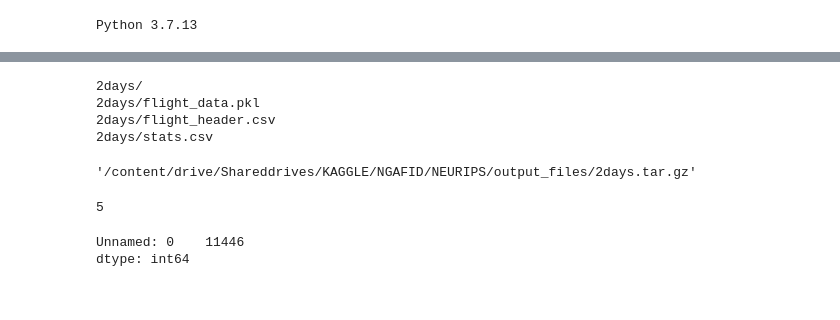
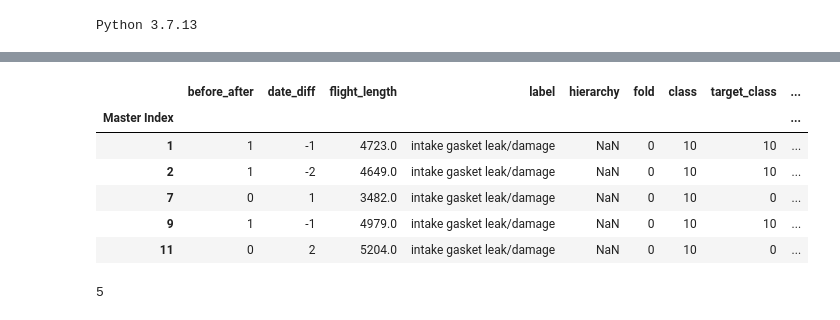
Before and after one commit to hyang0129/NGAFIDDATASET, a Jupyter notebook: NGAFID_DATASET_MINIROCKET_EXAMPLE.ipynb, the cells around one changed output, grey strips where cells are left out. Drawn from its saved outputs; the diff is of its cells as text; code cells hidden in the pictures.

```diff
--- a/NGAFID_DATASET_MINIROCKET_EXAMPLE.ipynb
+++ b/NGAFID_DATASET_MINIROCKET_EXAMPLE.ipynb
@@ -44,7 +37,7 @@ import pandas as pd
 # %%
 
 dm = NGAFID_Dataset_Manager('2days')
-df = pd.read_csv('/content/2days/flight_header.csv')
+df = pd.read_csv('/content/2days/flight_header.csv', index_col = 'Master Index')
 
 dm.data_dict =  dm.construct_data_dictionary(numpy=True)
 # %% [output]
@@ -55,20 +44,0 @@ To: /content/2days.tar.gz
-# %%
-flight_header_df = pd.read_csv('/content/2days/flight_header.csv')
-
-
-fix_label = pd.DataFrame(list(flight_header_df.groupby(['cluster', 'label']).count().index), columns = ['cluster', 'label2'])
-fix_hier = pd.DataFrame(list(flight_header_df.groupby(['cluster', 'hierarchy']).count().index), columns = ['cluster', 'hiearchy2'])
-
-
-flight_header_df = flight_header_df.merge(fix_label, on = 'cluster', how = 'left')
-
-
-flight_header_df = flight_header_df.merge(fix_hier, on = 'cluster', how = 'left')
-flight_header_df['label'] = flight_header_df['label2']
-flight_header_df['hiearchy'] = flight_header_df['hiearchy2']
-
-flight_header_df.loc[flight_header_df.cluster == 'c_30', 'label'] = 'magneto failure'
-
-df = flight_header_df
-
-# len(flight_header_df)
@@ -91,16 +45,13 @@ flight_header_df.iloc[:, 2:-3]
-# %%
-import shutil
-
-flight_header_df.iloc[:, 1:-3].to_csv('/content/2days/flight_header.csv')
-
-!tar -czvf 2days.tar.gz 2days
-shutil.copy('2days.tar.gz', '/content/drive/Shareddrives/KAGGLE/NGAFID/NEURIPS/output_files/2days.tar.gz')
-# %% [output]
-2days/
-2days/flight_data.pkl
-2days/flight_header.csv
-2days/stats.csv
-'/content/drive/Shareddrives/KAGGLE/NGAFID/NEURIPS/output_files/2days.tar.gz'
+# %%
+df.head(5)
+# %% [output]
+|  | before_after | date_diff | flight_length | label | hierarchy | fold | class | target_class | ... |
+| Master Index |  |  |  |  |  |  |  |  | ... |
+| 1 | 1 | -1 | 4723.0 | intake gasket leak/damage | NaN | 0 | 10 | 10 | ... |
+| 2 | 1 | -2 | 4649.0 | intake gasket leak/damage | NaN | 0 | 10 | 10 | ... |
+| 7 | 0 | 1 | 3482.0 | intake gasket leak/damage | NaN | 0 | 10 | 0 | ... |
+| 9 | 1 | -1 | 4979.0 | intake gasket leak/damage | NaN | 0 | 10 | 10 | ... |
+| 11 | 0 | 2 | 5204.0 | intake gasket leak/damage | NaN | 0 | 10 | 0 | ... |
 # %%
 number_classes = len(dm.flight_header_df['class'].unique())
 number_classes
@@ -111,8 +62,3 @@ number_hierarchies
 5
 # %%
 from fastai.vision import *
-# %%
-df.groupby('label').count().iloc[:, :1].sum()
-# %% [output]
-Unnamed: 0    11446
-dtype: int64
```
Also changed, not shown: parts of 10 cells of this notebook.
